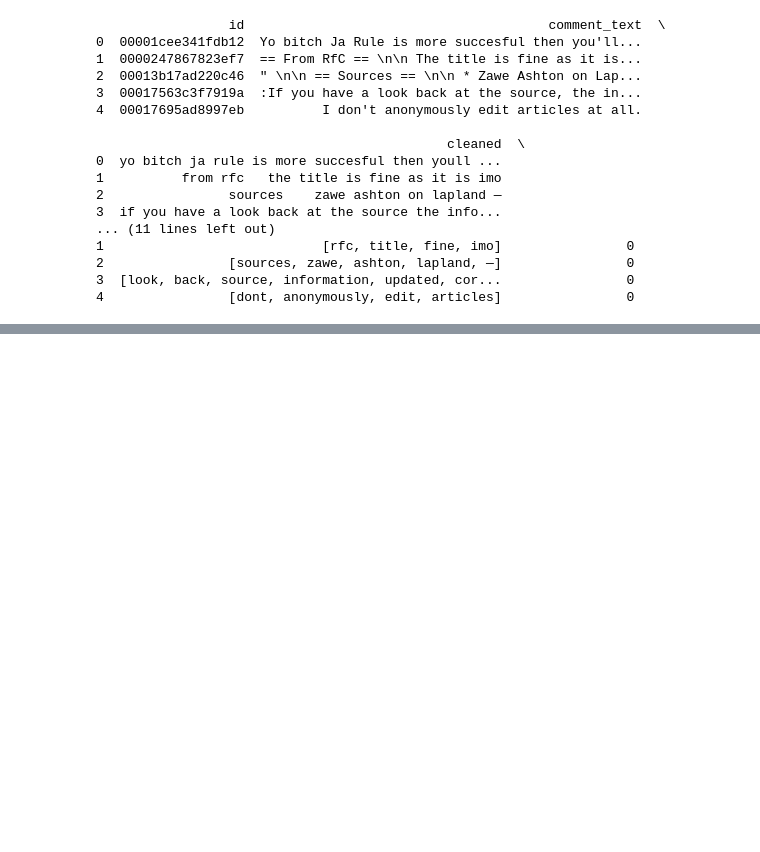
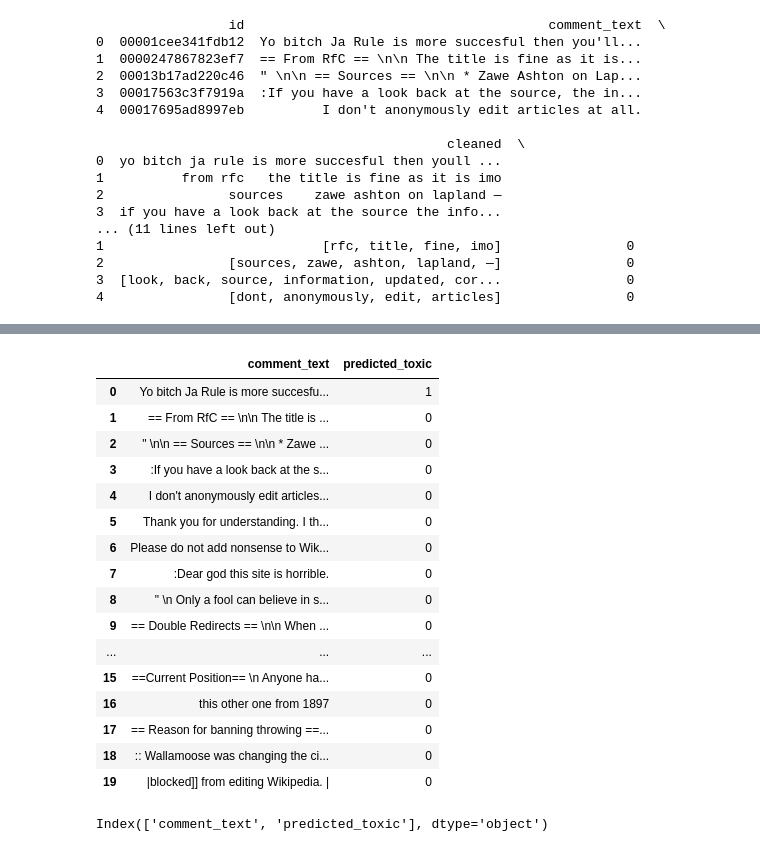
Before and after one commit to Shalu31/comment_toxicity, a Jupyter notebook: commenttoxicity.ipynb, the cells around one changed output, grey strips where cells are left out. Cells and saved outputs as stored; diff of their text form; code cells hidden in the pictures; blank space fills up the shorter version.

```diff
--- a/commenttoxicity.ipynb
+++ b/commenttoxicity.ipynb
@@ -286,3 +286,5 @@ print(test.head())
 2                [sources, zawe, ashton, lapland, —]                0
 3  [look, back, source, information, updated, cor...                0
 4                [dont, anonymously, edit, articles]                0
+# %%
+df = pd.read_csv('/content/test_predictions.csv')
@@ -288,0 +300,24 @@ print(test.head())
+# %%
+df.head(20)
+# %% [output]
+|  | comment_text | predicted_toxic |
+| 0 | Yo bitch Ja Rule is more succesfu... | 1 |
+| 1 | == From RfC == \n\n The title is ... | 0 |
+| 2 | " \n\n == Sources == \n\n * Zawe ... | 0 |
+| 3 | :If you have a look back at the s... | 0 |
+| 4 | I don't anonymously edit articles... | 0 |
+| 5 | Thank you for understanding. I th... | 0 |
+| 6 | Please do not add nonsense to Wik... | 0 |
+| 7 | :Dear god this site is horrible. | 0 |
+| 8 | " \n Only a fool can believe in s... | 0 |
+| 9 | == Double Redirects == \n\n When ... | 0 |
+| ... | ... | ... |
+| 15 | ==Current Position== \n Anyone ha... | 0 |
+| 16 | this other one from 1897 | 0 |
+| 17 | == Reason for banning throwing ==... | 0 |
+| 18 | :: Wallamoose was changing the ci... | 0 |
+| 19 | |blocked]] from editing Wikipedia. | | 0 |
+# %%
+df.columns
+# %% [output]
+Index(['comment_text', 'predicted_toxic'], dtype='object')
```
Also changed, not shown: parts of 2 cells of this notebook.
